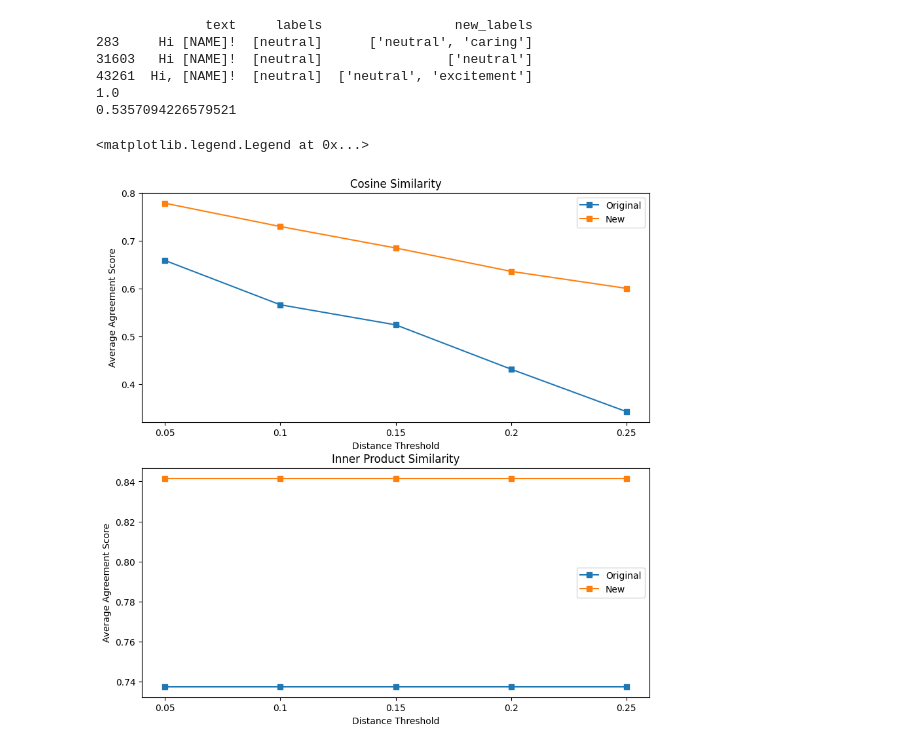
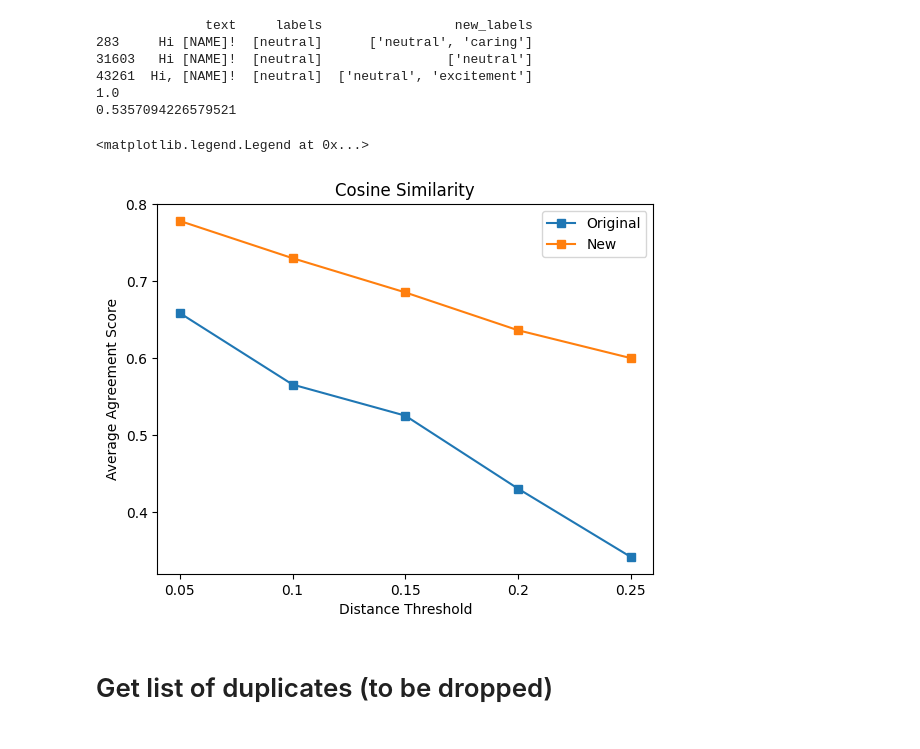
Before and after one commit to AminMohamed-3/LEGO, a Jupyter notebook: duplicates/duplicate_similarity.ipynb, the cells around one changed output. Drawn from its saved outputs; the diff is of its cells as text; code cells hidden in the pictures.

Commit message:
removing inner product collection delete old notebooks

```diff
--- a/duplicates/duplicate_similarity.ipynb
+++ b/duplicates/duplicate_similarity.ipynb
@@ -61,7 +58,7 @@ for i in tqdm(range(0, len(df), batch_size)):
 for i in tqdm(range(len(df))):
     text = df.iloc[i]["text"]
     embedding = embeddings[i]
-    collection_cosine.upsert(
+    collection.upsert(
         ids = [str(i)],
         documents = [text],
         embeddings = embedding,
@@ -121,12 +91,7 @@ Threshold: 0.25
 # %%
 # Assuming similar_dicts is your dictionary
 with open("duplicates.json", "r") as f:
-    similars_dict = json.load(f)
-
-cosine_dict, inner_dict = similars_dict["cosine"], similars_dict["inner"]
-
-# convert keys to ints
-# similars_dict = {int(k): v for k, v in similars_dict.items()}
+    collection_dict = json.load(f)
 # %% [markdown]
 # Agreements
 # %%
@@ -204,43 +151,27 @@ print(calculate_agreement(get_examples(idx, cosine_dict["0.1"])["new_labels"]))
 0.5357094226579521
 # %%
 def get_averages(df, column):
-    averages_cosine = {}
-    agreements_lists_cosine = {}
-    for key in cosine_dict.keys():
-        similars_dict = cosine_dict[key]
+    averages = {}
+    agreements_lists = {}
+    for key in collection_dict.keys():
+        similars_dict = collection_dict[key]
         similars_dict = {int(k): v for k, v in similars_dict.items()}
         agreements, avg_agreements = find_agreement(df, column, similars_dict)
-        averages_cosine[key] = avg_agreements
-        agreements_lists_cosine[key] = agreements
-    averages_inner = {}
-    agreements_lists_inner = {}
-    for key in inner_dict.keys():
-        similars_dict = inner_dict[key]
-        similars_dict = {int(k): v for k, v in similars_dict.items()}
-        agreements, avg_agreements = find_agreement(df, column, similars_dict)
-        averages_inner[key] = avg_agreements
-        agreements_lists_inner[key] = agreements
-    return averages_cosine, agreements_lists_cosine, averages_inner, agreements_lists_inner
+        averages[key] = avg_agreements
+        agreements_lists[key] = agreements
+    return averages, agreements_lists
 # %%
-averages_cosine, _, averages_inner, _ = get_averages(df, "labels_text")
-averages_cosine_new, _, averages_inner_new, _ = get_averages(df_new, "parsed_predictions")
+averages_cosine, _ = get_averages(df, "labels_text")
+averages_cosine_new, _ = get_averages(df_new, "parsed_predictions")
-# %%
-fig, axes = plt.subplots(2, 1, figsize=(10, 10))
-axes[0].plot(averages_cosine.keys(), averages_cosine.values(), label = "Original", marker = "s")
-axes[0].plot(averages_cosine_new.keys(), averages_cosine_new.values(), label = "New", marker = "s")
-axes[0].set_xlabel("Distance Threshold")
-axes[0].set_ylabel("Average Agreement Score")
-axes[0].set_title("Cosine Similarity")
-axes[0].legend()
-axes[1].plot(averages_inner.keys(), averages_inner.values(), label = "Original", marker = "s")
-axes[1].plot(averages_inner_new.keys(), averages_inner_new.values(), label = "New", marker = "s")
-axes[1].set_xlabel("Distance Threshold")
-axes[1].set_ylabel("Average Agreement Score")
-axes[1].set_title("Inner Product Similarity")
-axes[1].legend()
-
-# Comment: Inner product is not useful at all in this case
-# TODO remove inner product from the database
-# %% [output]
-<matplotlib.legend.Legend at 0x...>
-[figure, removed]
+# %%
+plt.plot(averages_cosine.keys(), averages_cosine.values(), label = "Original", marker = "s")
+plt.plot(averages_cosine_new.keys(), averages_cosine_new.values(), label = "New", marker = "s")
+plt.xlabel("Distance Threshold")
+plt.ylabel("Average Agreement Score")
+plt.title("Cosine Similarity")
+plt.legend()
+# %% [output]
+<matplotlib.legend.Legend at 0x...>
+[figure, added]
+# %% [markdown]
+# Get list of duplicates (to be dropped)
```
Also changed, not shown: parts of 6 cells of this notebook, 4 other files.
